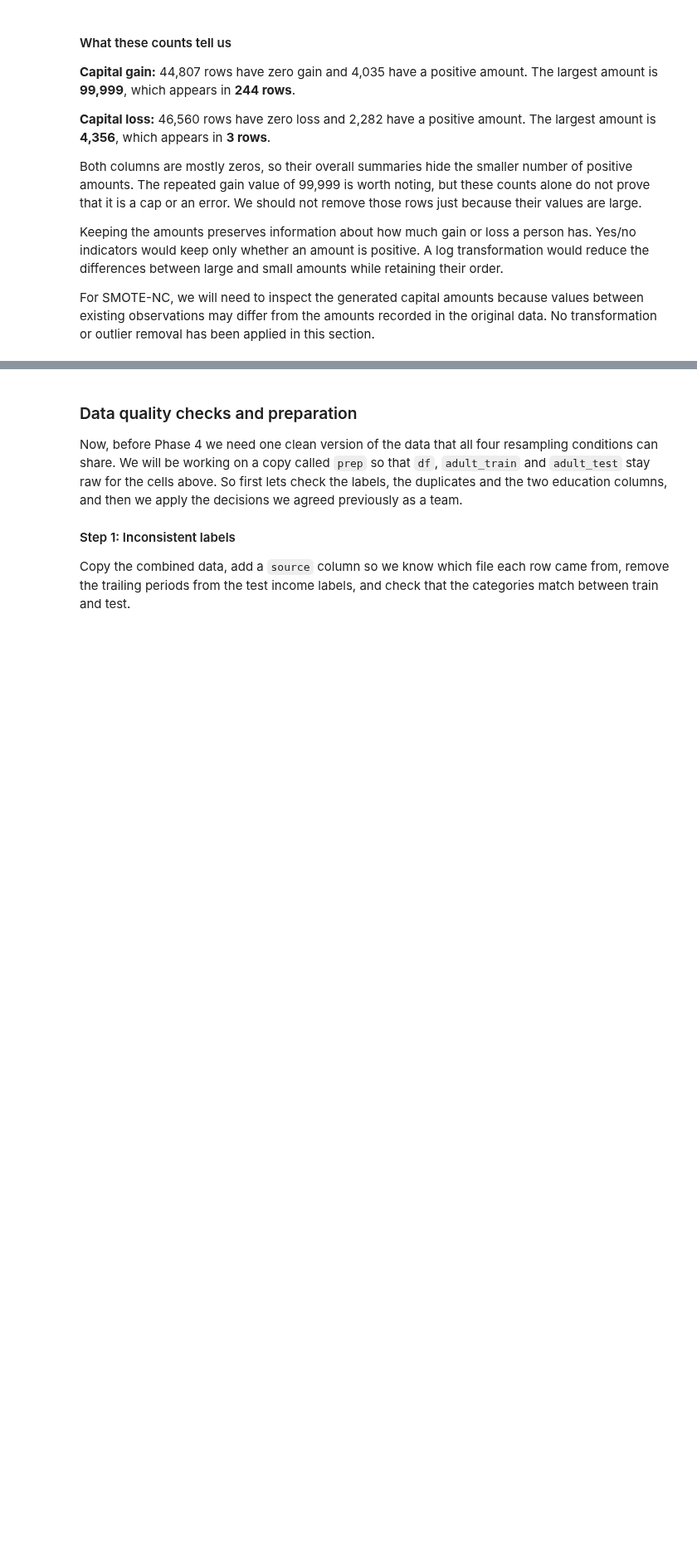
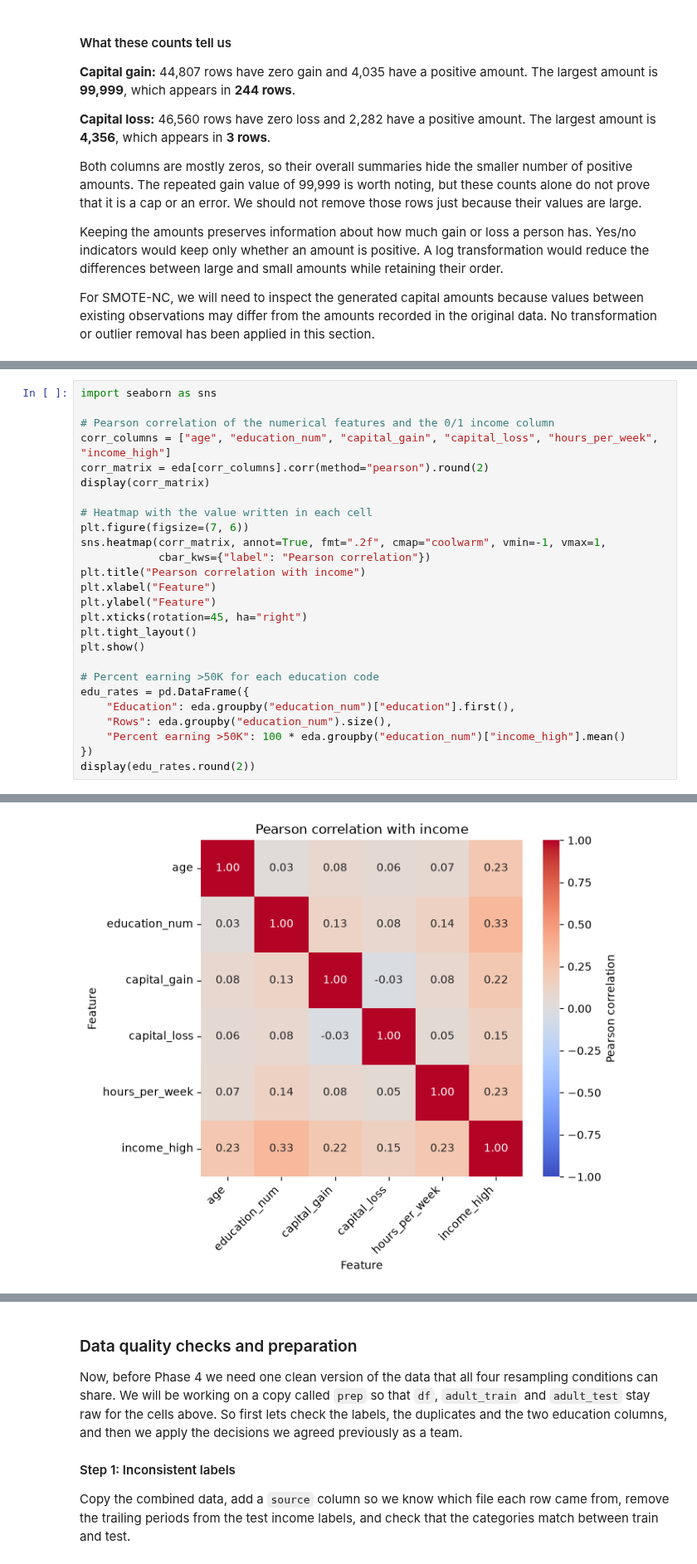
Before and after one commit to jessicabrinegar/data-mining-project, a Jupyter notebook: Phase3_EDA_Brinegar.ipynb, the cells around one changed output, grey strips where cells are left out. Shown at 83% size. Drawn from its saved outputs; the diff is of its cells as text; blank space fills up the shorter version.

```diff
--- a/Phase3_EDA_Brinegar.ipynb
+++ b/Phase3_EDA_Brinegar.ipynb
@@ -440,0 +600,27 @@ For SMOTE-NC, we will need to inspect the generated capital amounts because valu
+# %%
+import seaborn as sns
+
+# Pearson correlation of the numerical features and the 0/1 income column
+corr_columns = ["age", "education_num", "capital_gain", "capital_loss", "hours_per_week", "income_high"]
+corr_matrix = eda[corr_columns].corr(method="pearson").round(2)
+display(corr_matrix)
+
+# Heatmap with the value written in each cell
+plt.figure(figsize=(7, 6))
+sns.heatmap(corr_matrix, annot=True, fmt=".2f", cmap="coolwarm", vmin=-1, vmax=1,
+            cbar_kws={"label": "Pearson correlation"})
+plt.title("Pearson correlation with income")
+plt.xlabel("Feature")
+plt.ylabel("Feature")
+plt.xticks(rotation=45, ha="right")
+plt.tight_layout()
+plt.show()
+
+# Percent earning >50K for each education code
+edu_rates = pd.DataFrame({
+    "Education": eda.groupby("education_num")["education"].first(),
+    "Rows": eda.groupby("education_num").size(),
+    "Percent earning >50K": 100 * eda.groupby("education_num")["income_high"].mean()
+})
+display(edu_rates.round(2))
+# %% [output]
@@ -440,0 +634 @@ For SMOTE-NC, we will need to inspect the generated capital amounts because valu
+[figure, added]
```
Also changed, not shown: parts of 18 cells of this notebook.
